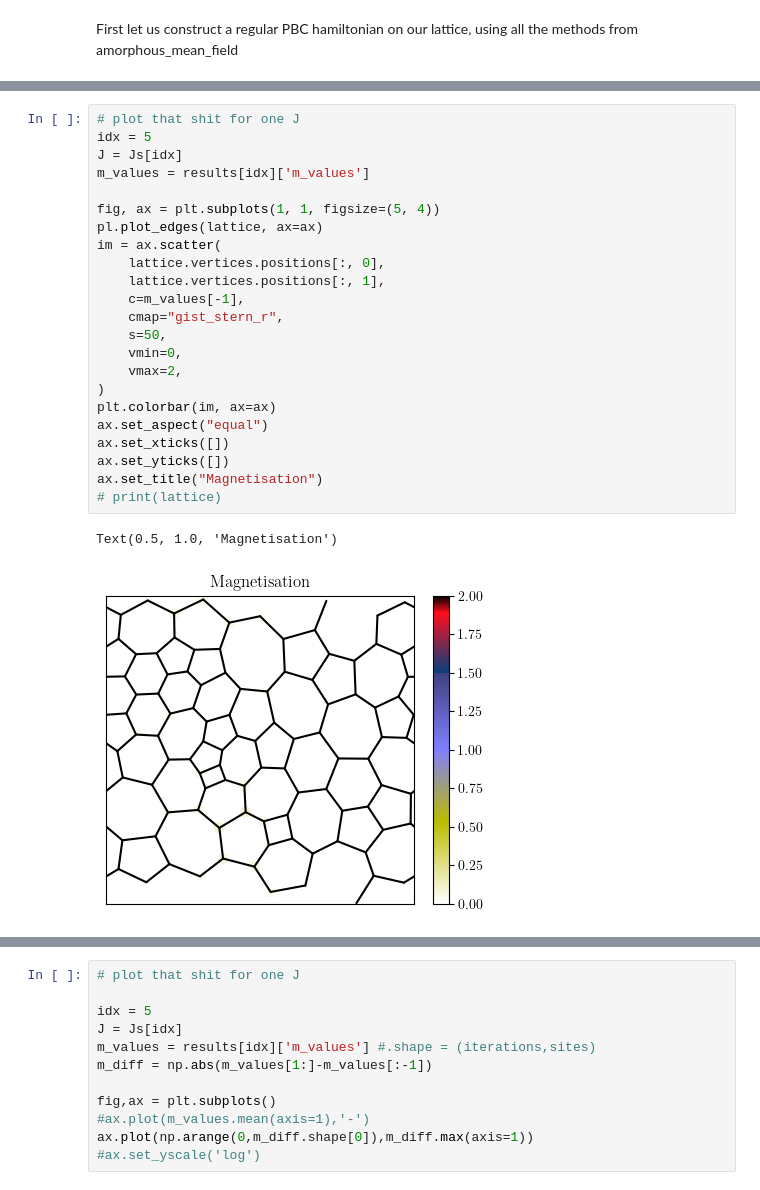
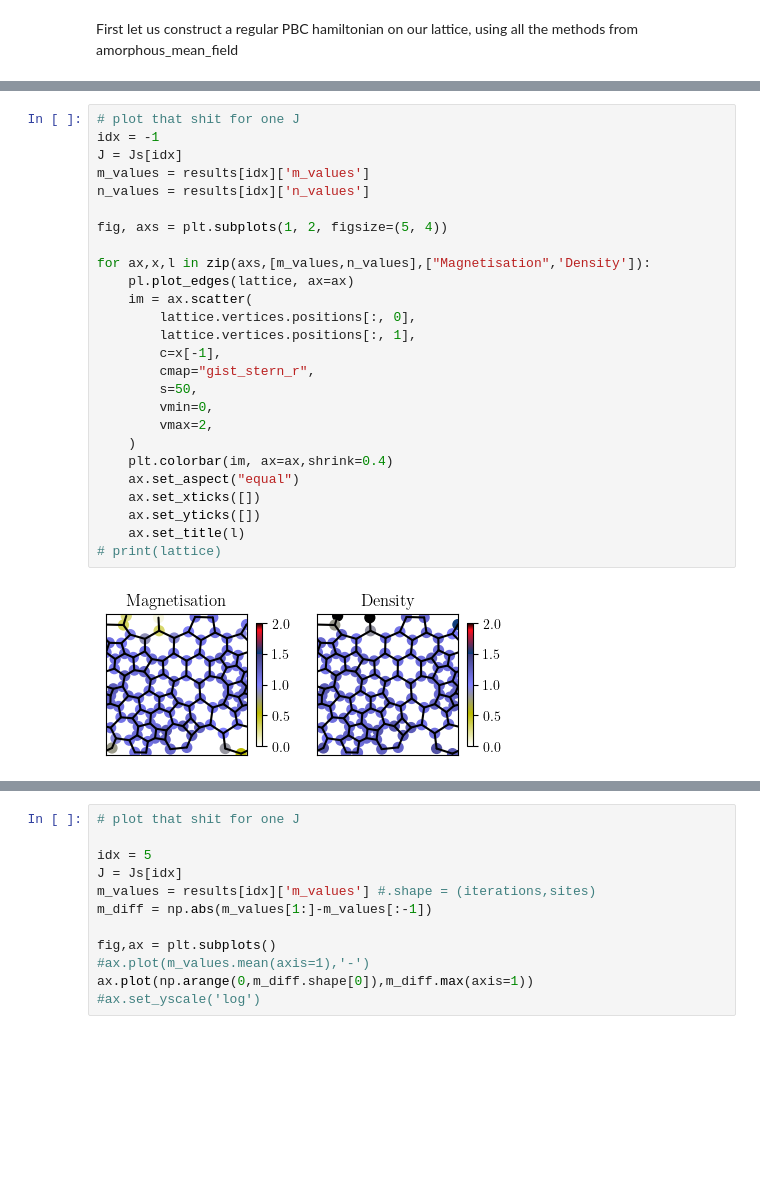
Before and after one commit to dpreuo/alter_morph, a Jupyter notebook: scan_Js.ipynb, the cells around one changed output, grey strips where cells are left out. Saved outputs shown, nothing was run; the diff lists cells and outputs as text; blank space fills up the shorter version.

```diff
--- a/scan_Js.ipynb
+++ b/scan_Js.ipynb
@@ -84,29 +92,31 @@ for J in Js:
 # %%
 # plot that shit for one J
-idx = 5
+idx = -1
 J = Js[idx]
 m_values = results[idx]['m_values']
+n_values = results[idx]['n_values']
 
-fig, ax = plt.subplots(1, 1, figsize=(5, 4))
-pl.plot_edges(lattice, ax=ax)
-im = ax.scatter(
-    lattice.vertices.positions[:, 0],
-    lattice.vertices.positions[:, 1],
-    c=m_values[-1],
-    cmap="gist_stern_r",
-    s=50,
-    vmin=0,
-    vmax=2,
-)
-plt.colorbar(im, ax=ax)
-ax.set_aspect("equal")
-ax.set_xticks([])
-ax.set_yticks([])
-ax.set_title("Magnetisation")
+fig, axs = plt.subplots(1, 2, figsize=(5, 4))
+
+for ax,x,l in zip(axs,[m_values,n_values],["Magnetisation",'Density']):
+    pl.plot_edges(lattice, ax=ax)
+    im = ax.scatter(
+        lattice.vertices.positions[:, 0],
+        lattice.vertices.positions[:, 1],
+        c=x[-1],
+        cmap="gist_stern_r",
+        s=50,
+        vmin=0,
+        vmax=2,
+    )
+    plt.colorbar(im, ax=ax,shrink=0.4)
+    ax.set_aspect("equal")
+    ax.set_xticks([])
+    ax.set_yticks([])
+    ax.set_title(l)
 # print(lattice)
 # %% [output]
-Text(0.5, 1.0, 'Magnetisation')
-[figure, old version]
+[figure, new version]
 # %%
 from alter_morph.kwant_utilities import (
     crack_hamiltonian_for_contacts_kwant,
```
Also changed, not shown: parts of 4 cells of this notebook, 5 other files.
